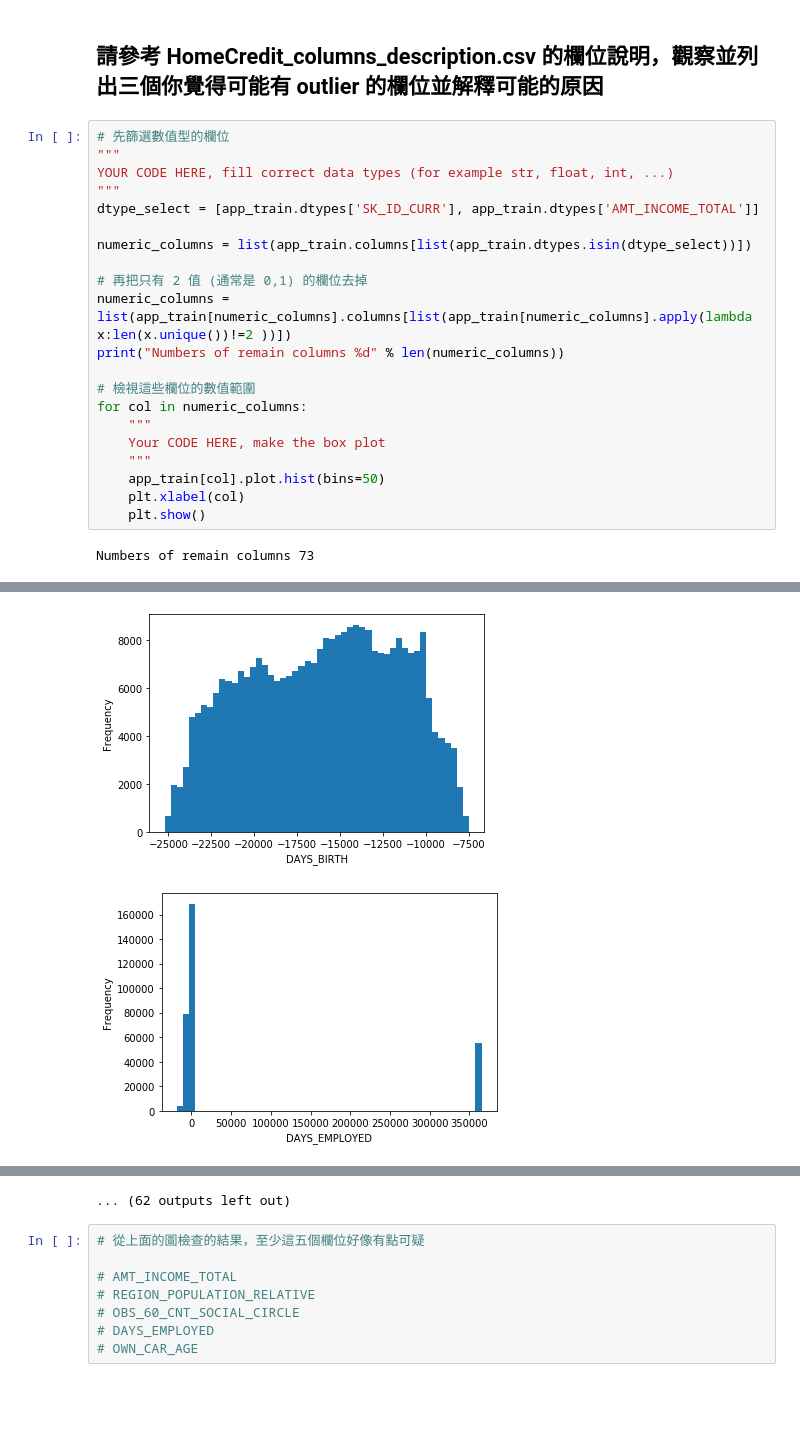
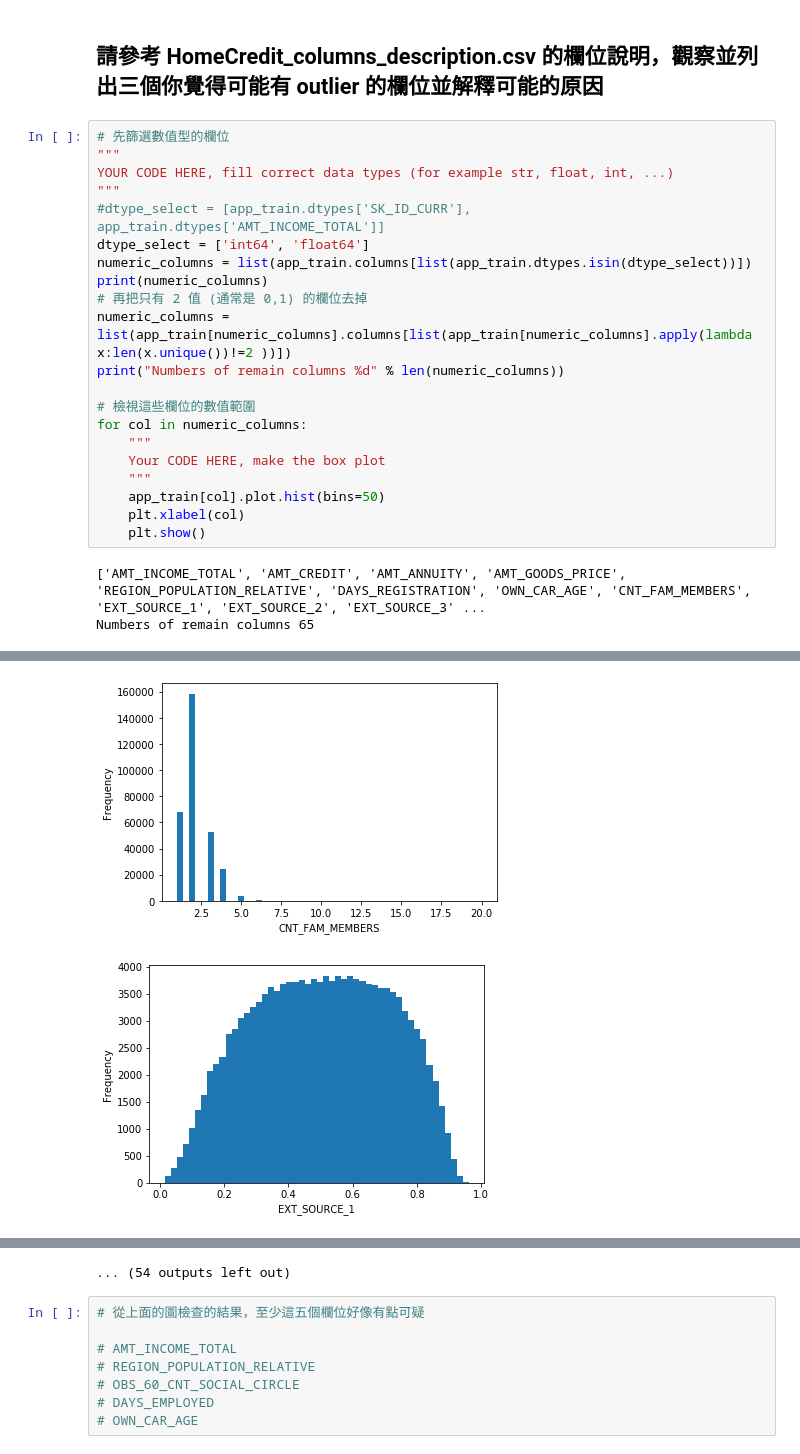
Before and after one commit to chingcc1209/4th-ML100Days, a Jupyter notebook: Day_009_HW.ipynb, the cells around one changed output, grey strips where cells are left out. Drawn from its saved outputs; the diff is of its cells as text; blank space fills up the shorter version.

```diff
--- a/Day_009_HW.ipynb
+++ b/Day_009_HW.ipynb
@@ -42,10 +42,10 @@ Path of read in data: ./data\application_train.csv
 """
 YOUR CODE HERE, fill correct data types (for example str, float, int, ...)
 """
-dtype_select = [app_train.dtypes['SK_ID_CURR'], app_train.dtypes['AMT_INCOME_TOTAL']]
-
+#dtype_select = [app_train.dtypes['SK_ID_CURR'], app_train.dtypes['AMT_INCOME_TOTAL']]
+dtype_select = ['int64', 'float64']
 numeric_columns = list(app_train.columns[list(app_train.dtypes.isin(dtype_select))])
-
+print(numeric_columns)
 # 再把只有 2 值 (通常是 0,1) 的欄位去掉
 numeric_columns = list(app_train[numeric_columns].columns[list(app_train[numeric_columns].apply(lambda x:len(x.unique())!=2 ))])
 print("Numbers of remain columns %d" % len(numeric_columns))
@@ -59,4 +59,5 @@ for col in numeric_columns:
     plt.xlabel(col)
     plt.show()
 # %% [output]
-Numbers of remain columns 73
+['AMT_INCOME_TOTAL', 'AMT_CREDIT', 'AMT_ANNUITY', 'AMT_GOODS_PRICE', 'REGION_POPULATION_RELATIVE', 'DAYS_REGISTRATION', 'OWN_CAR_AGE', 'CNT_FAM_MEMBERS', 'EXT_SOURCE_1', 'EXT_SOURCE_2', 'EXT_SOURCE_3' ...
+Numbers of remain columns 65
@@ -70,2 +71,2 @@ Numbers of remain columns 73
-[figure, old version]
+[figure, new version]
-[figure, old version]
+[figure, new version]
@@ -74,4 +75,4 @@ Numbers of remain columns 73
-... (62 outputs left out)
+... (54 outputs left out)
 # %%
 # 從上面的圖檢查的結果，至少這五個欄位好像有點可疑
 
```
Also changed, not shown: parts of 1 cell of this notebook.
